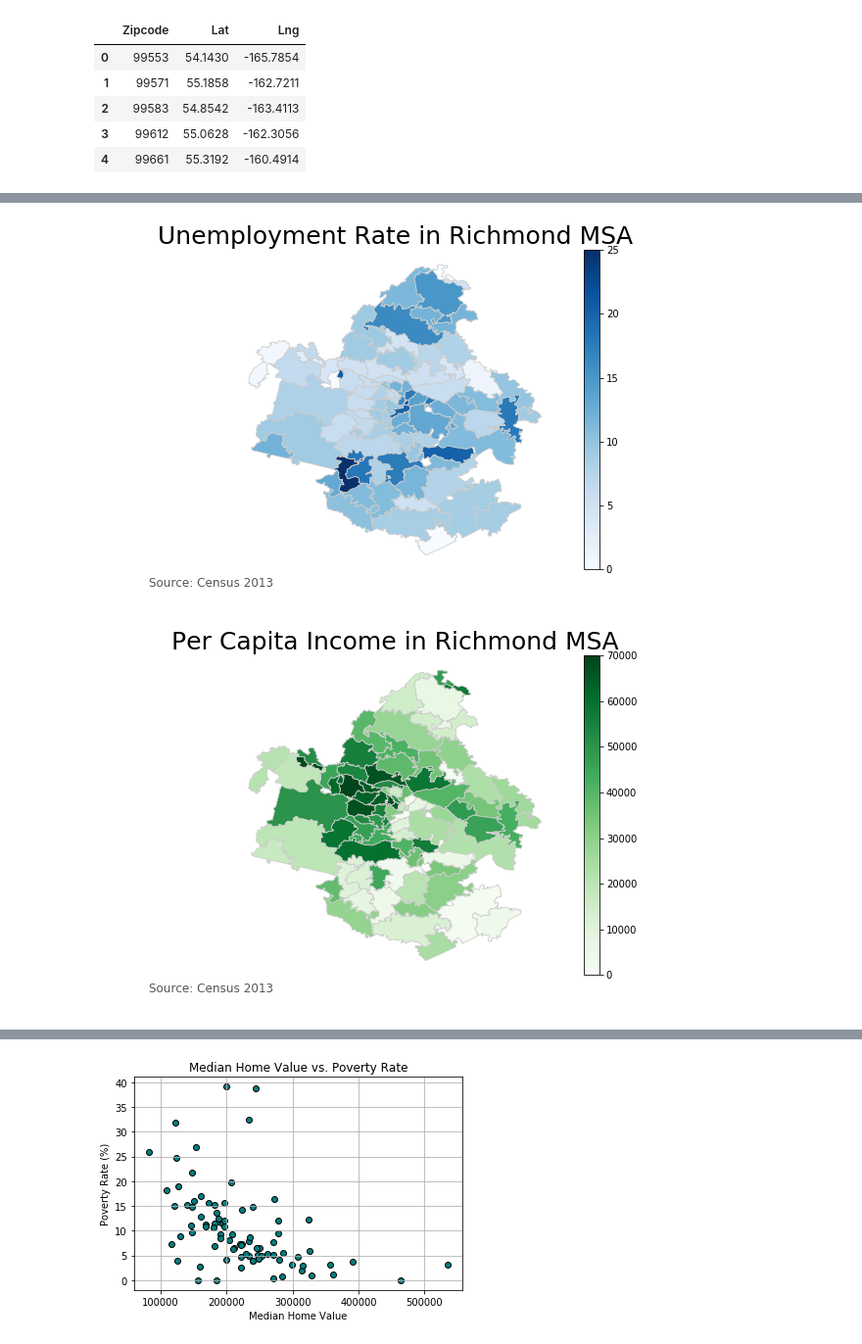
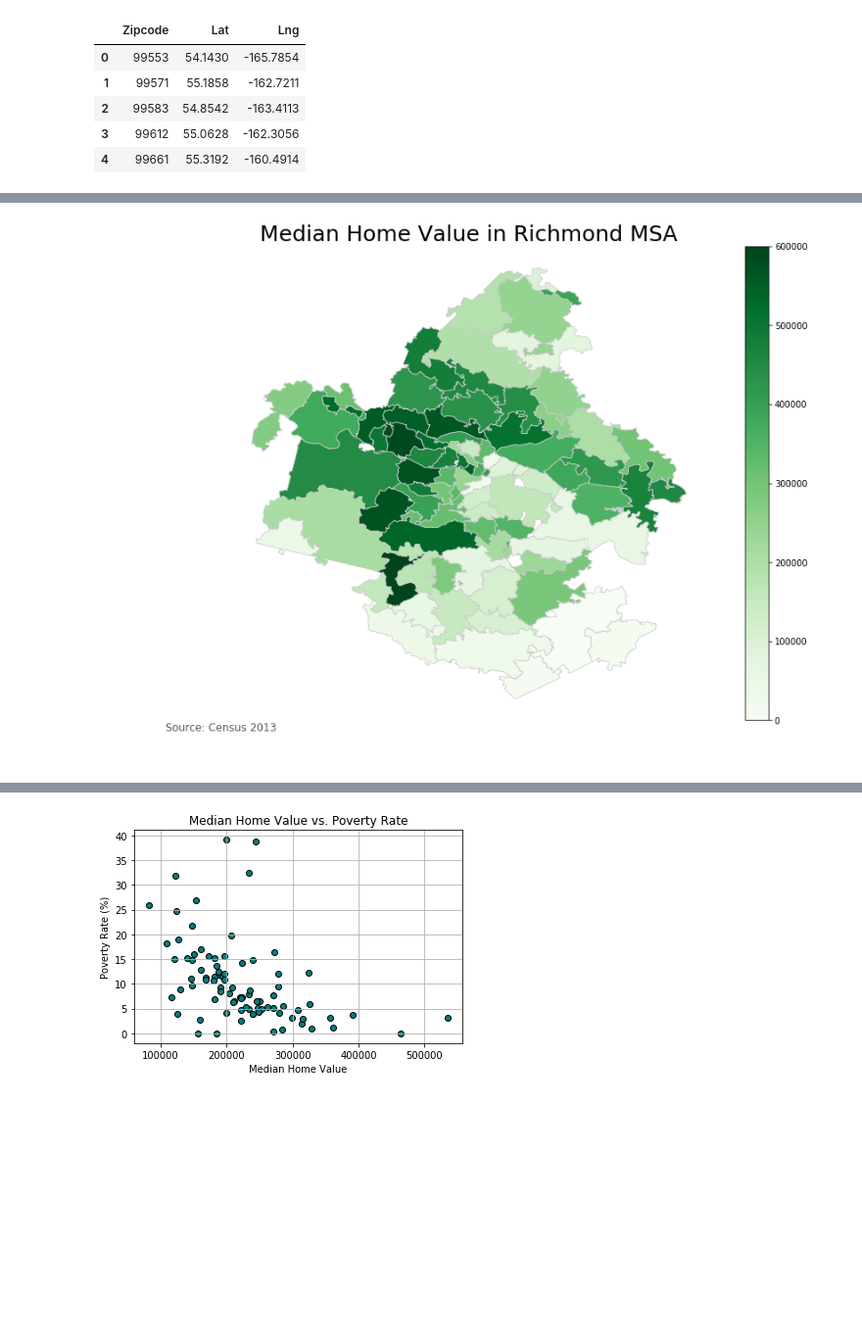
Before and after one commit to dalderbashi/imd_project1, a Jupyter notebook: master_project_doc.ipynb, the cells around one changed output, grey strips where cells are left out. Shown at 98% size. Cells and saved outputs as stored; diff of their text form; code cells hidden in the pictures; blank space fills up the shorter version.

```diff
--- a/master_project_doc.ipynb
+++ b/master_project_doc.ipynb
@@ -87,5 +121,5 @@ census_pd.to_csv("census_data.csv", encoding="utf-8", index=False)
 # %%
-census_pd1= pd.read_csv("census_data.csv")
+census_pd1= pd.read_csv("./Resources/census_data.csv")
 #Read Richmond MSA Zipcodes Excel (92 zipcodes)
 zipcodes_df=pd.read_excel("./Resources/zipcodes.xlsx")
 #print(zipcodes_df.count())
@@ -163,6 +183,7 @@ richmond_msa_census.to_csv("census_data_richmond_msa.csv", encoding="utf-8", ind
 # %%
-#get coordinates for Richmond MSA Zipcodes from here:http://download.geonames.org/export/zip/ by downloading US zip to desktop
-us_zipcode_coords_df=pd.read_csv("./Resources/zipcode_coords/US.txt", sep='\t', header=None)
+#get coordinates for all US Zipcodes from here:http://download.geonames.org/export/zip/ and save it to the Resources folder
+#read in the file with coordinates for all US Zipcodes
+us_zipcode_coords_df=pd.read_csv("Resources/zipcode_coords/US.txt", sep='\t', header=None)
 # , usecols=[1,9,10] names=["Zipcode", "Lat", "Long"] # this only reads columns we need and names them
 
 us_zipcode_coords_df_renamed=us_zipcode_coords_df.rename(columns={1:"Zipcode", 9:"Lat", 10:"Lng" })
@@ -221,0 +233,6 @@ max_value
+# %%
+# set the filepath and load in a shapefile
+map_df = gpd.read_file("Resources/msa_shapefiles/richmond_msa_zip_shapes_v2.shp")
+
+# check data type so we can see that this is not a normal dataframe, but a GEOdataframe
+map_df.head()
@@ -376,68 +494,37 @@ cbar = fig.colorbar(sm)
 # %%
-#https://towardsdatascience.com/lets-make-a-map-using-geopandas-pandas-and-matplotlib-to-make-a-chloropleth-map-dddc31c1983d
+
+
 # set a variable that will call whatever column we want to visualise on the map
-variable = "Unemployment Rate"
+median_home_value= merged_map_df["Median Home Value"].astype(str)
+
+variable = median_home_value
 # set the range for the choropleth
-vmin, vmax = 0, 25
+vmin, vmax = 0, 600000
 # create figure and axes for Matplotlib
-fig, ax = plt.subplots(1, figsize=(10, 6))
+fig, ax = plt.subplots(1, figsize=(15, 10))
 # create map
-merged_map_df.plot(column=variable, cmap="Blues", linewidth=0.8, ax=ax, edgecolor="0.8")
+merged_map_df.plot(column=variable, cmap="Greens", linewidth=0.8, ax=ax, edgecolor="0.8")
 
 # remove the axis
 ax.axis("off")
 
 # add a title
-ax.set_title("Unemployment Rate in Richmond MSA", fontdict={"fontsize": "25", "fontweight" : "3"})
+ax.set_title("Median Home Value in Richmond MSA", fontdict={"fontsize": "25", "fontweight" : "3"})
 # create an annotation for the data source
 ax.annotate("Source: Census 2013", xy=(0.1, .08),
             xycoords="figure fraction",
             horizontalalignment="left",
             verticalalignment="top",
             fontsize=12, color="#555555")
 
+
 # Create colorbar as a legend
-sm = plt.cm.ScalarMappable(cmap="Blues", norm=plt.Normalize(vmin=vmin, vmax=vmax))
+sm = plt.cm.ScalarMappable(cmap="Greens", norm=plt.Normalize(vmin=vmin, vmax=vmax))
 # empty array for the data range
 sm._A = []
 # add the colorbar to the figure
 cbar = fig.colorbar(sm)
 
-#plt.savefig("map3",dpi = 300)
+plt.savefig("./maps/Median Home Value in Richmond MSA",dpi = 300)
 # %% [output]
-[figure, old version]
+[figure, new version]
-# %%
-#https://towardsdatascience.com/lets-make-a-map-using-geopandas-pandas-and-matplotlib-to-make-a-chloropleth-map-dddc31c1983d
-# set a variable that will call whatever column we want to visualise on the map
-per_capita_income = merged_map_df["Per Capita Income"].astype(str)
-
-variable = per_capita_income
-# set the range for the choropleth
-vmin, vmax = 0, 70000
-# create figure and axes for Matplotlib
-fig, ax = plt.subplots(1, figsize=(10, 6))
-# create map
-merged_map_df.plot(column=variable, cmap="Greens", linewidth=0.8, ax=ax, edgecolor="0.8")
-
-# remove the axis
-ax.axis("off")
-
-# add a title
-ax.set_title("Per Capita Income in Richmond MSA", fontdict={"fontsize": "25", "fontweight" : "3"})
-# create an annotation for the data source
-ax.annotate("Source: Census 2013", xy=(0.1, .08),
-            xycoords="figure fraction",
-            horizontalalignment="left",
-            verticalalignment="top",
-            fontsize=12, color="#555555")
-
-# Create colorbar as a legend
-sm = plt.cm.ScalarMappable(cmap="Greens", norm=plt.Normalize(vmin=vmin, vmax=vmax))
-# empty array for the data range
-sm._A = []
-# add the colorbar to the figure
-cbar = fig.colorbar(sm)
-
-#plt.savefig("map3",dpi = 300)
-# %% [output]
-[figure, removed]
```
Also changed, not shown: parts of 60 cells of this notebook, 19 other files.
